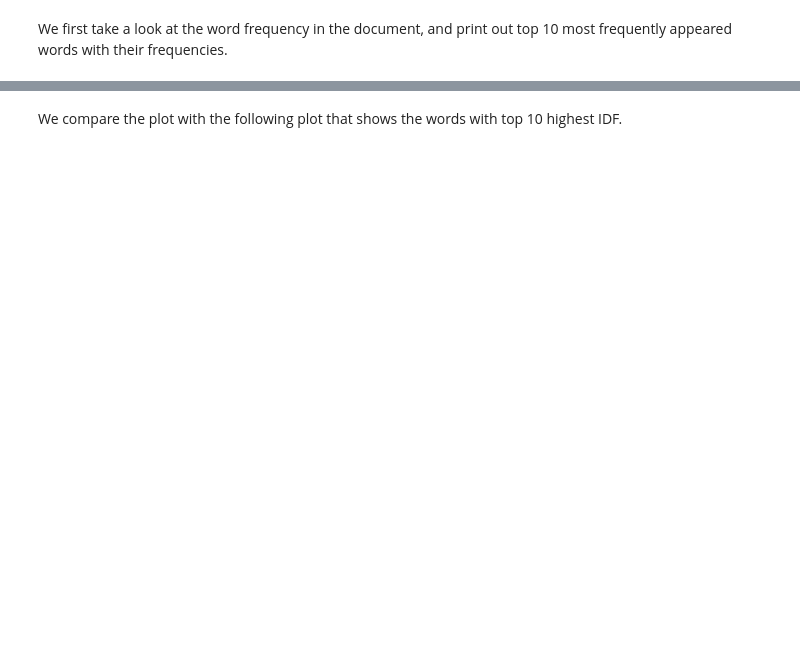
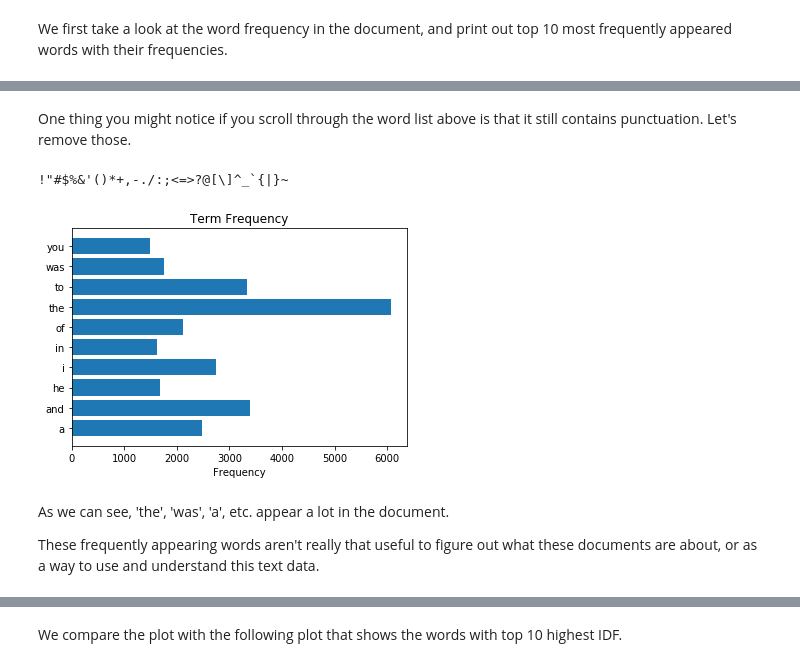
Before and after one commit to COGS108/Tutorials, a Jupyter notebook: 17-NatualLanguageProcessing.ipynb, the cells around one changed output, grey strips where cells are left out. Saved outputs shown, nothing was run; the diff lists cells and outputs as text; code cells hidden in the pictures; blank space fills up the shorter version.

```diff
--- a/17-NatualLanguageProcessing.ipynb
+++ b/17-NatualLanguageProcessing.ipynb
@@ -165,0 +243,3 @@ As we can see, 'the', 'was', 'a', etc. appear a lot in the document, and those f
+# %%
+# Use the 'counter' object to count how many times each word appears
+counts = Counter(tokens)
@@ -165,0 +270,30 @@ As we can see, 'the', 'was', 'a', etc. appear a lot in the document, and those f
+# %% [markdown]
+One thing you might notice if you scroll through the word list above is that it still contains punctuation. Let's remove those.
+# %%
+# The 'string' module (standard library) has a useful list of punctuation
+print(string.punctuation)
+# %% [output]
+!"#$%&'()*+,-./:;<=>?@[\]^_`{|}~
+# %%
+# Drop all punction markers from the counts object
+for punc in string.punctuation:
+    if punc in counts:
+        counts.pop(punc)
+# %%
+# Get the top 10 most frequent words
+top10 = counts.most_common(10)
+# %%
+#
+top10_words = [it[0] for it in top10]
+top10_counts = [it[1] for it in top10]
+# %%
+# Plot a barplot of the most frequent words in the text
+plt.barh(top10_words, top10_counts)
+plt.title('Term Frequency');
+plt.xlabel('Frequency');
+# %% [output]
+[figure, added]
+# %% [markdown]
+As we can see, 'the', 'was', 'a', etc. appear a lot in the document.
+
+These frequently appearing words aren't really that useful to figure out what these documents are about, or as a way to use and understand this text data.
```
Also changed, not shown: parts of 76 cells of this notebook.
